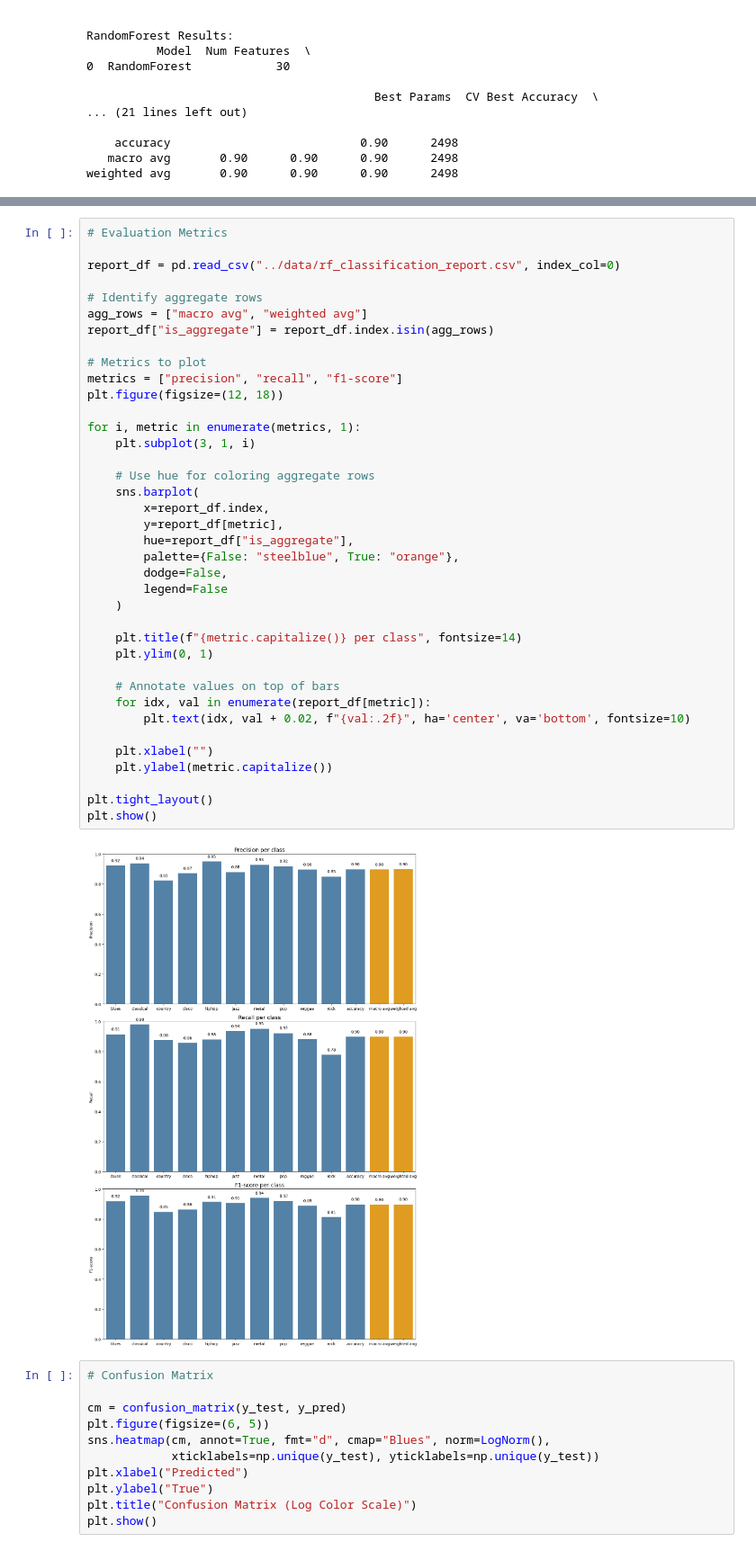
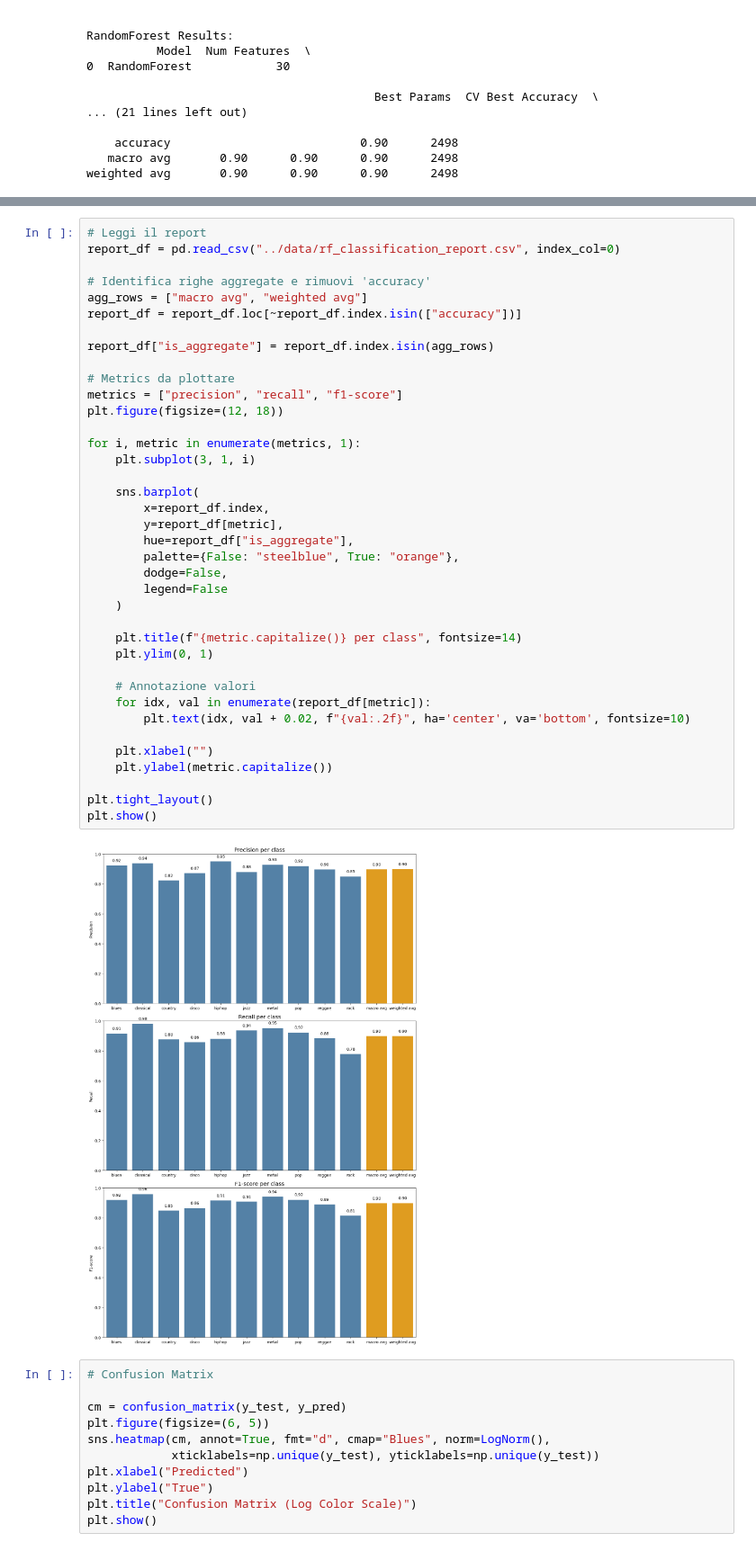
Before and after one commit to MicheleMeazzini/Songs-Genre-Classifier, a Jupyter notebook: notebooks/3_preprocessing_and_model_selection.ipynb, the cells around one changed output, grey strips where cells are left out. Shown at 90% size. Saved outputs shown, nothing was run; the diff lists cells and outputs as text.

```diff
--- a/notebooks/3_preprocessing_and_model_selection.ipynb
+++ b/notebooks/3_preprocessing_and_model_selection.ipynb
@@ -528,43 +534,43 @@ weighted avg       0.90      0.90      0.90      2498
 # %%
-# Evaluation Metrics
-
+# Leggi il report
 report_df = pd.read_csv("../data/rf_classification_report.csv", index_col=0)
 
-# Identify aggregate rows
+# Identifica righe aggregate e rimuovi 'accuracy'
 agg_rows = ["macro avg", "weighted avg"]
+report_df = report_df.loc[~report_df.index.isin(["accuracy"])]
+
 report_df["is_aggregate"] = report_df.index.isin(agg_rows)
 
-# Metrics to plot
+# Metrics da plottare
 metrics = ["precision", "recall", "f1-score"]
 plt.figure(figsize=(12, 18))
 
 for i, metric in enumerate(metrics, 1):
     plt.subplot(3, 1, i)
 
-    # Use hue for coloring aggregate rows
     sns.barplot(
         x=report_df.index,
         y=report_df[metric],
         hue=report_df["is_aggregate"],
         palette={False: "steelblue", True: "orange"},
         dodge=False,
         legend=False
     )
 
     plt.title(f"{metric.capitalize()} per class", fontsize=14)
     plt.ylim(0, 1)
 
-    # Annotate values on top of bars
+    # Annotazione valori
     for idx, val in enumerate(report_df[metric]):
         plt.text(idx, val + 0.02, f"{val:.2f}", ha='center', va='bottom', fontsize=10)
 
     plt.xlabel("")
     plt.ylabel(metric.capitalize())
 
 plt.tight_layout()
 plt.show()
 # %% [output]
-[figure, old version]
+[figure, new version]
 # %%
 # Confusion Matrix
 
```
Also changed, not shown: parts of 1 cell of this notebook, 4 other files.
